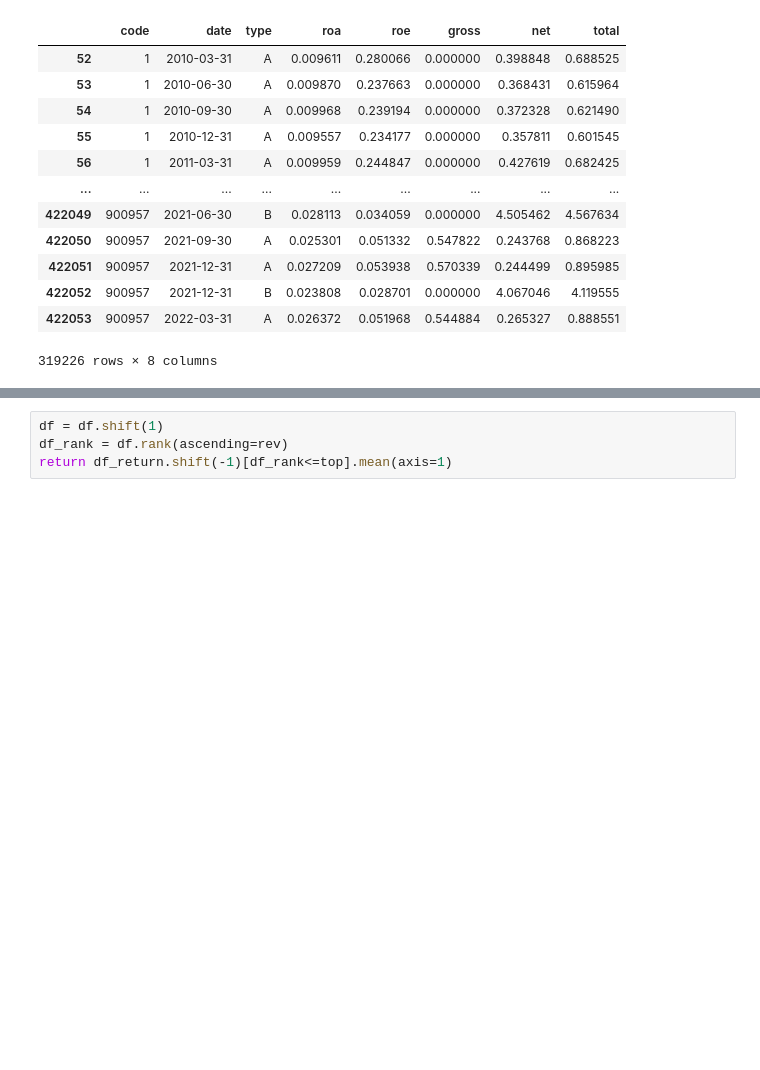
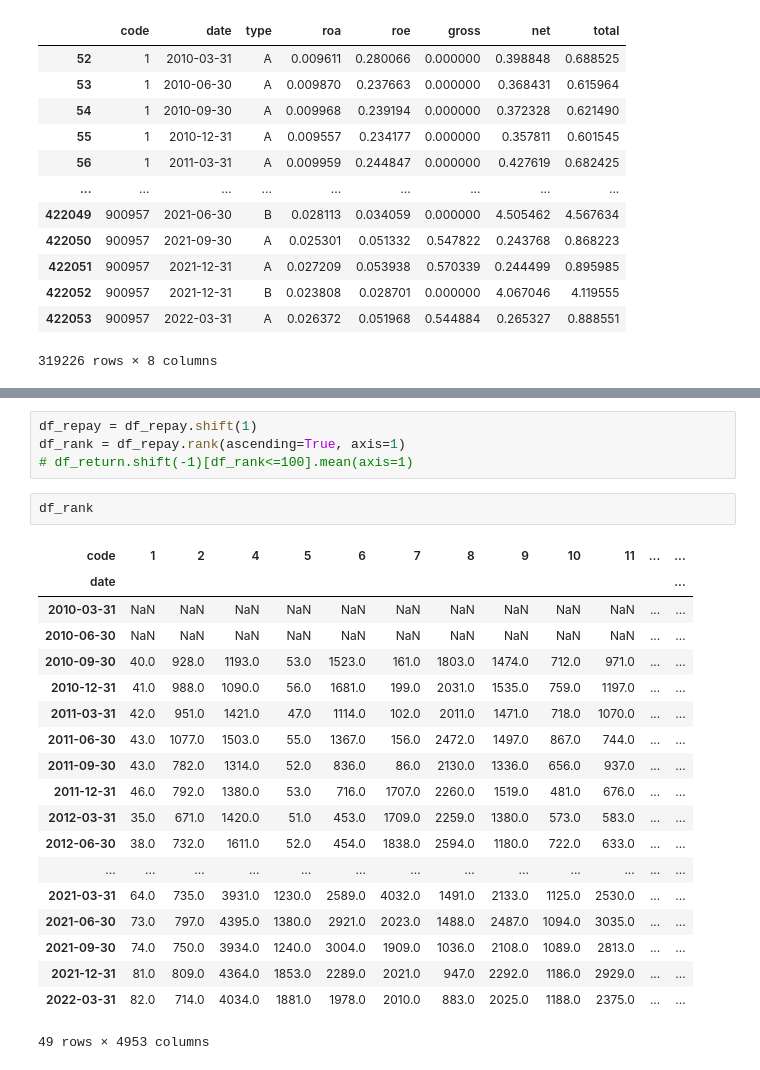
Before and after one commit to tanyanbo/alternative_investment, a Jupyter notebook: alternative_investment.ipynb, the cells around one changed output, grey strips where cells are left out. Saved outputs shown, nothing was run; the diff lists cells and outputs as text; blank space fills up the shorter version.

```diff
--- a/alternative_investment.ipynb
+++ b/alternative_investment.ipynb
@@ -128,4 +159,26 @@ df_return
 # %%
-df = df.shift(1)
-df_rank = df.rank(ascending=rev)
-return df_return.shift(-1)[df_rank<=top].mean(axis=1)
+df_repay = df_repay.shift(1)
+df_rank = df_repay.rank(ascending=True, axis=1)
+# df_return.shift(-1)[df_rank<=100].mean(axis=1)
+# %%
+df_rank
+# %% [output]
+| code | 1 | 2 | 4 | 5 | 6 | 7 | 8 | 9 | 10 | 11 | ... | ... |
+| date |  |  |  |  |  |  |  |  |  |  |  | ... |
+| 2010-03-31 | NaN | NaN | NaN | NaN | NaN | NaN | NaN | NaN | NaN | NaN | ... | ... |
+| 2010-06-30 | NaN | NaN | NaN | NaN | NaN | NaN | NaN | NaN | NaN | NaN | ... | ... |
+| 2010-09-30 | 40.0 | 928.0 | 1193.0 | 53.0 | 1523.0 | 161.0 | 1803.0 | 1474.0 | 712.0 | 971.0 | ... | ... |
+| 2010-12-31 | 41.0 | 988.0 | 1090.0 | 56.0 | 1681.0 | 199.0 | 2031.0 | 1535.0 | 759.0 | 1197.0 | ... | ... |
+| 2011-03-31 | 42.0 | 951.0 | 1421.0 | 47.0 | 1114.0 | 102.0 | 2011.0 | 1471.0 | 718.0 | 1070.0 | ... | ... |
+| 2011-06-30 | 43.0 | 1077.0 | 1503.0 | 55.0 | 1367.0 | 156.0 | 2472.0 | 1497.0 | 867.0 | 744.0 | ... | ... |
+| 2011-09-30 | 43.0 | 782.0 | 1314.0 | 52.0 | 836.0 | 86.0 | 2130.0 | 1336.0 | 656.0 | 937.0 | ... | ... |
+| 2011-12-31 | 46.0 | 792.0 | 1380.0 | 53.0 | 716.0 | 1707.0 | 2260.0 | 1519.0 | 481.0 | 676.0 | ... | ... |
+| 2012-03-31 | 35.0 | 671.0 | 1420.0 | 51.0 | 453.0 | 1709.0 | 2259.0 | 1380.0 | 573.0 | 583.0 | ... | ... |
+| 2012-06-30 | 38.0 | 732.0 | 1611.0 | 52.0 | 454.0 | 1838.0 | 2594.0 | 1180.0 | 722.0 | 633.0 | ... | ... |
+| ... | ... | ... | ... | ... | ... | ... | ... | ... | ... | ... | ... | ... |
+| 2021-03-31 | 64.0 | 735.0 | 3931.0 | 1230.0 | 2589.0 | 4032.0 | 1491.0 | 2133.0 | 1125.0 | 2530.0 | ... | ... |
+| 2021-06-30 | 73.0 | 797.0 | 4395.0 | 1380.0 | 2921.0 | 2023.0 | 1488.0 | 2487.0 | 1094.0 | 3035.0 | ... | ... |
+| 2021-09-30 | 74.0 | 750.0 | 3934.0 | 1240.0 | 3004.0 | 1909.0 | 1036.0 | 2108.0 | 1089.0 | 2813.0 | ... | ... |
+| 2021-12-31 | 81.0 | 809.0 | 4364.0 | 1853.0 | 2289.0 | 2021.0 | 947.0 | 2292.0 | 1186.0 | 2929.0 | ... | ... |
+| 2022-03-31 | 82.0 | 714.0 | 4034.0 | 1881.0 | 1978.0 | 2010.0 | 883.0 | 2025.0 | 1188.0 | 2375.0 | ... | ... |
+49 rows × 4953 columns
```
Also changed, not shown: parts of 14 cells of this notebook, 1 other file.
